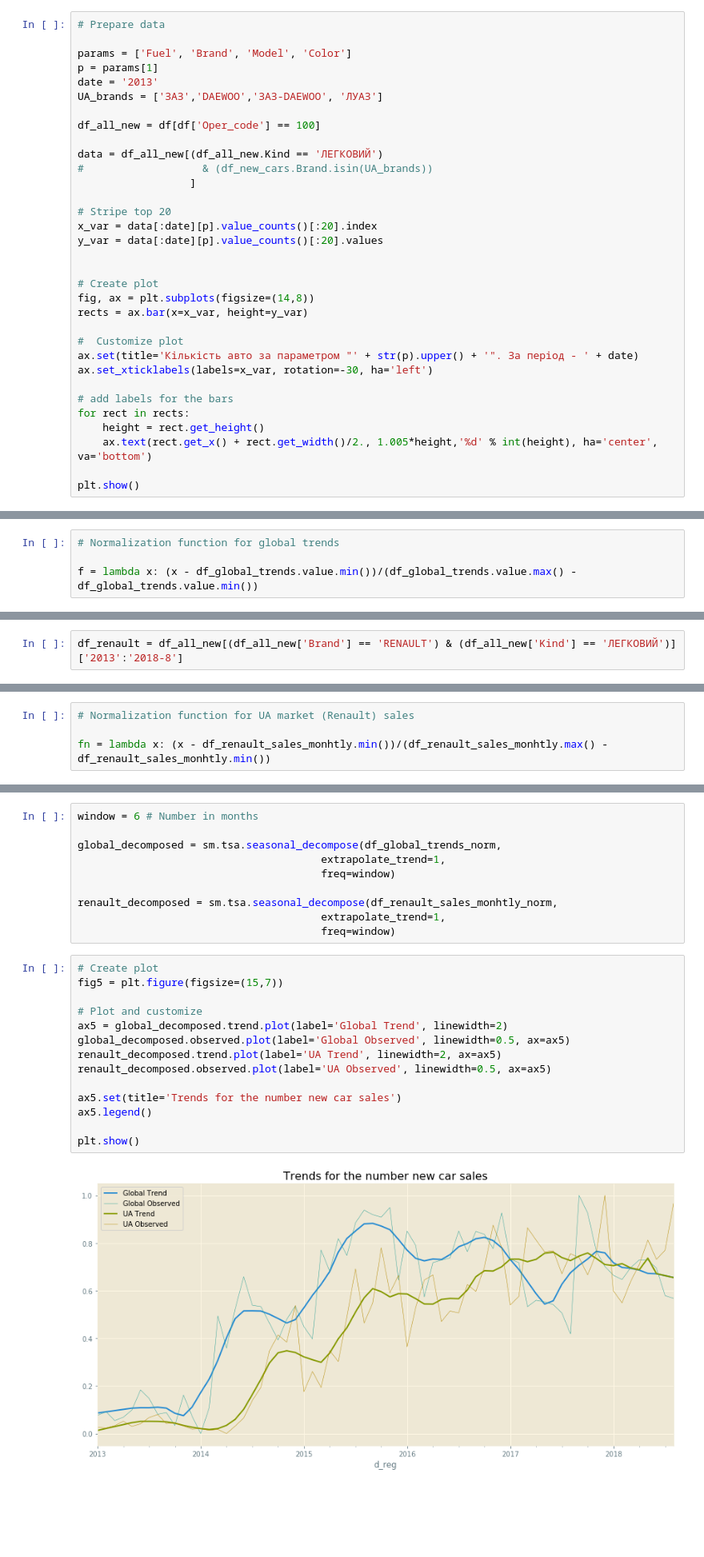
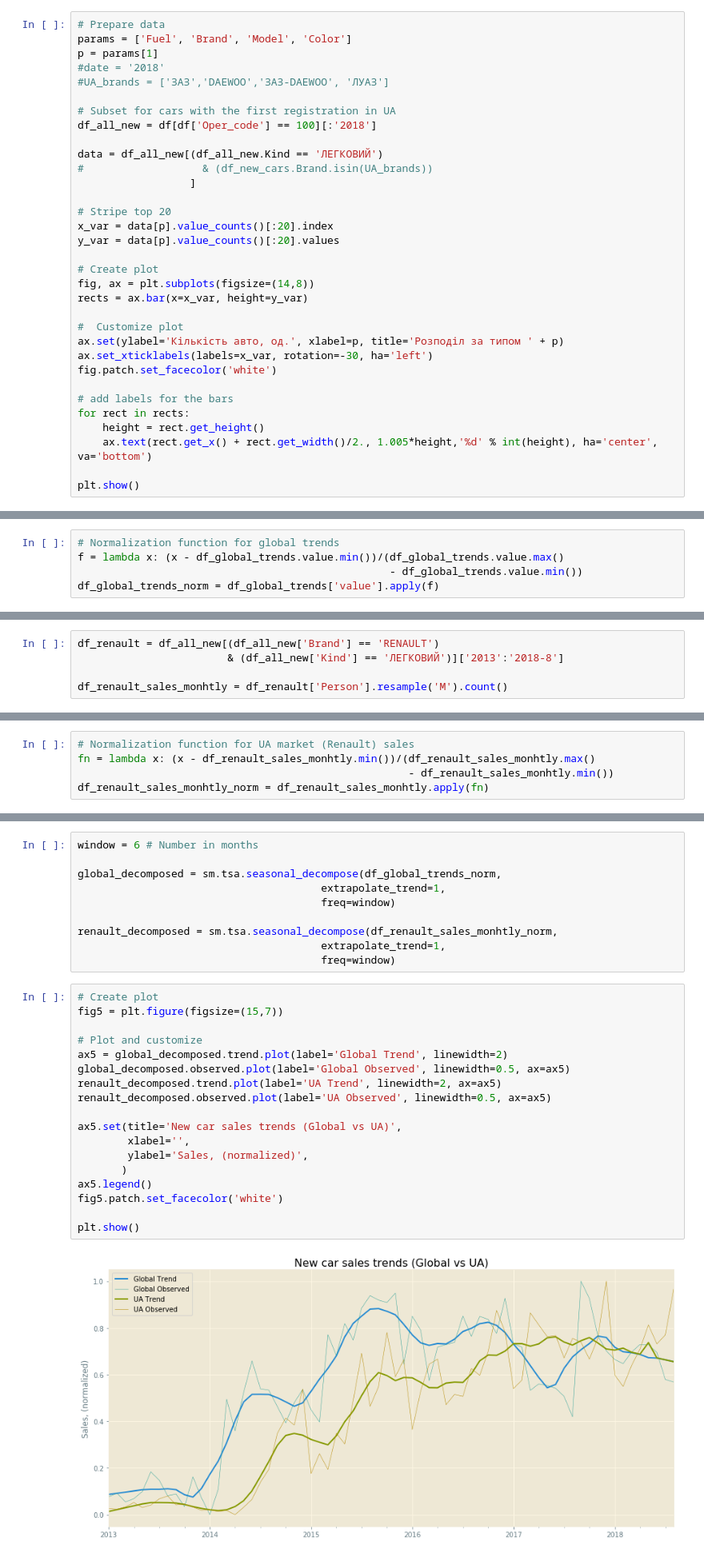
Before and after one commit to apavlenko69/UA_tz_trends, a Jupyter notebook: UA_Tranportni_zasoby.ipynb, the cells around one changed output, grey strips where cells are left out. Shown at 80% size. Drawn from its saved outputs; the diff is of its cells as text; blank space fills up the shorter version.

```diff
--- a/UA_Tranportni_zasoby.ipynb
+++ b/UA_Tranportni_zasoby.ipynb
@@ -211,30 +434,30 @@ s = plt.style.available
 print(s)
 # %%
 # Prepare data
-
 params = ['Fuel', 'Brand', 'Model', 'Color']
 p = params[1]
-date = '2013'
-UA_brands = ['ЗАЗ','DAEWOO','ЗАЗ-DAEWOO', 'ЛУАЗ']
+#date = '2018'
+#UA_brands = ['ЗАЗ','DAEWOO','ЗАЗ-DAEWOO', 'ЛУАЗ']
 
-df_all_new = df[df['Oper_code'] == 100]
+# Subset for cars with the first registration in UA
+df_all_new = df[df['Oper_code'] == 100][:'2018']
 
 data = df_all_new[(df_all_new.Kind == 'ЛЕГКОВИЙ')
 #                   & (df_new_cars.Brand.isin(UA_brands))
                   ]
 
 # Stripe top 20
-x_var = data[:date][p].value_counts()[:20].index
-y_var = data[:date][p].value_counts()[:20].values
-
+x_var = data[p].value_counts()[:20].index
+y_var = data[p].value_counts()[:20].values
 
 # Create plot
 fig, ax = plt.subplots(figsize=(14,8))
 rects = ax.bar(x=x_var, height=y_var)
 
 #  Customize plot
-ax.set(title='Кількість авто за параметром "' + str(p).upper() + '". За період - ' + date)
+ax.set(ylabel='Кількість авто, од.', xlabel=p, title='Розподіл за типом ' + p)
 ax.set_xticklabels(labels=x_var, rotation=-30, ha='left')
+fig.patch.set_facecolor('white')
 
 # add labels for the bars
 for rect in rects:
@@ -334,4 +566,5 @@ plt.show()
 # %%
 # Normalization function for global trends
-
-f = lambda x: (x - df_global_trends.value.min())/(df_global_trends.value.max() - df_global_trends.value.min())
+f = lambda x: (x - df_global_trends.value.min())/(df_global_trends.value.max()
+                                                  - df_global_trends.value.min())
+df_global_trends_norm = df_global_trends['value'].apply(f)
@@ -340,2 +571,5 @@ df_global_trends_norm = df_global_trends['value'].apply(f)
 # %%
-df_renault = df_all_new[(df_all_new['Brand'] == 'RENAULT') & (df_all_new['Kind'] == 'ЛЕГКОВИЙ')]['2013':'2018-8']
+df_renault = df_all_new[(df_all_new['Brand'] == 'RENAULT')
+                        & (df_all_new['Kind'] == 'ЛЕГКОВИЙ')]['2013':'2018-8']
+
+df_renault_sales_monhtly = df_renault['Person'].resample('M').count()
@@ -344,4 +576,5 @@ df_renault_sales_monhtly = df_renault['Person'].resample('M').count()
 # %%
 # Normalization function for UA market (Renault) sales
-
-fn = lambda x: (x - df_renault_sales_monhtly.min())/(df_renault_sales_monhtly.max() - df_renault_sales_monhtly.min())
+fn = lambda x: (x - df_renault_sales_monhtly.min())/(df_renault_sales_monhtly.max()
+                                                     - df_renault_sales_monhtly.min())
+df_renault_sales_monhtly_norm = df_renault_sales_monhtly.apply(fn)
@@ -382,16 +617,20 @@ renault_decomposed = sm.tsa.seasonal_decompose(df_renault_sales_monhtly_norm,
 # %%
 # Create plot
 fig5 = plt.figure(figsize=(15,7))
 
 # Plot and customize
 ax5 = global_decomposed.trend.plot(label='Global Trend', linewidth=2)
 global_decomposed.observed.plot(label='Global Observed', linewidth=0.5, ax=ax5)
 renault_decomposed.trend.plot(label='UA Trend', linewidth=2, ax=ax5)
 renault_decomposed.observed.plot(label='UA Observed', linewidth=0.5, ax=ax5)
 
-ax5.set(title='Trends for the number new car sales')
+ax5.set(title='New car sales trends (Global vs UA)',
+        xlabel='',
+        ylabel='Sales, (normalized)',
+       )
 ax5.legend()
+fig5.patch.set_facecolor('white')
 
 plt.show()
 # %% [output]
-[figure, old version]
+[figure, new version]
```
Also changed, not shown: parts of 33 cells of this notebook.
